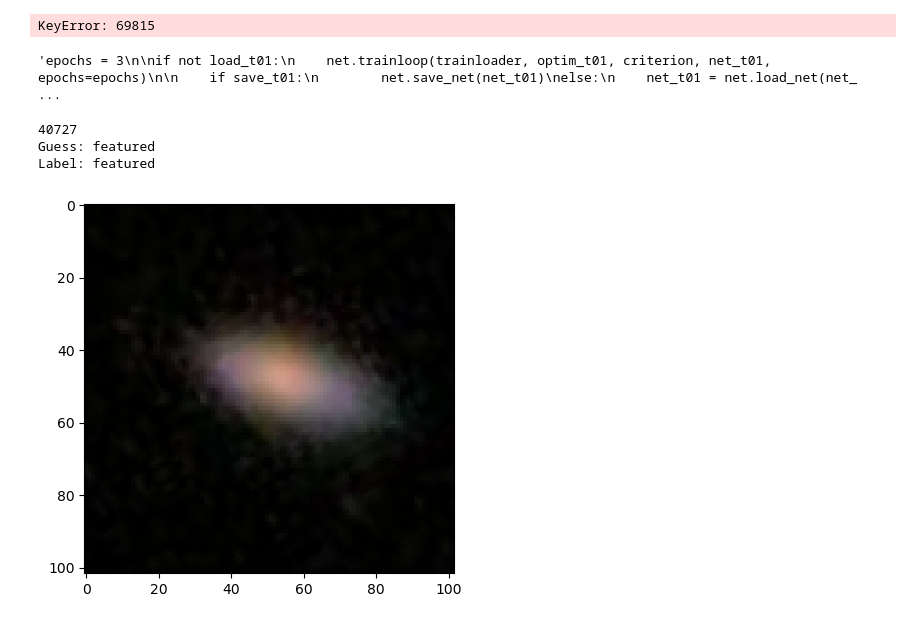
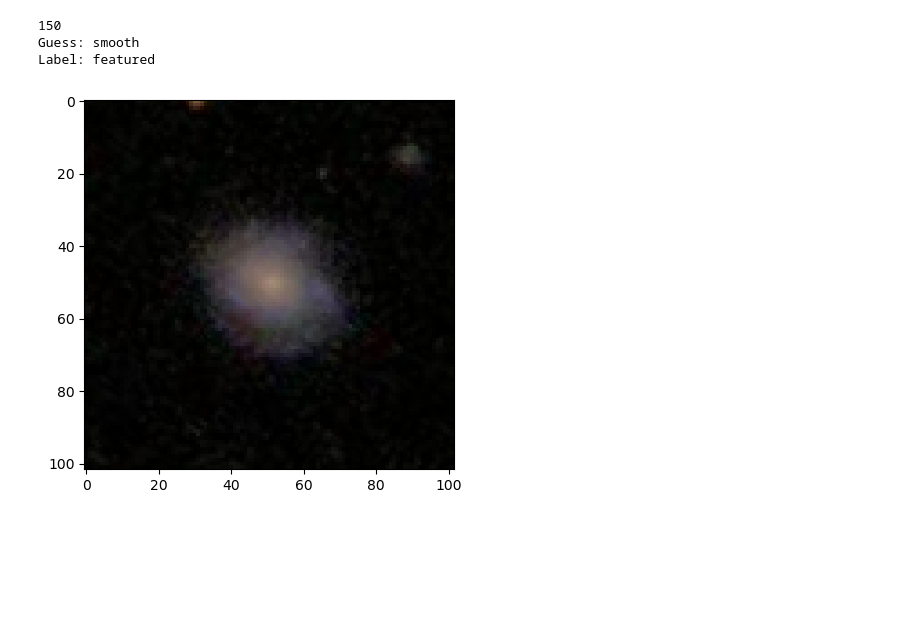
Before and after one commit to maxicraftone/Classification-of-Galaxies, a Jupyter notebook: notebook.ipynb, the cells around one changed output. Cells and saved outputs as stored; diff of their text form; code cells hidden in the pictures; blank space fills up the shorter version.

```diff
--- a/notebook.ipynb
+++ b/notebook.ipynb
@@ -131,6 +127,5 @@ dataset = GZ2Dataset(csv_file_maps='gz2_filename_mapping.csv',
 
 dataset.preprocess()
 
-# Split dataset into training and testing data using 80% of the dataset for training and 20% for validation
-##trainset, testset, rest = random_split(dataset, [round(0.05*len(dataset)), round(0.002*len(dataset)), round(0.948*len(dataset))])
-trainset, testset = random_split(dataset, [round(0.8*len(dataset)), round(0.2*len(dataset))])
+# Split dataset into training and validation data using 80% of the dataset for training and 20% for validation
+trainset, valset = random_split(dataset, [round(0.8*len(dataset)), round(0.2*len(dataset))])
@@ -155,5 +132,5 @@ trainset, testset = random_split(dataset, [round(0.8*len(dataset)), round(0.2*le
 # %%
 trainloader = DataLoader(trainset, batch_size=batch_size, shuffle=True)
-testloader = DataLoader(testset, batch_size=batch_size, shuffle=True)
+valloader = DataLoader(valset, batch_size=batch_size, shuffle=True)
 print(len(dataset))
 # %% [output]
@@ -227,6 +176,6 @@ class CNN_T01(nn.Module):
 net_t00 = CNN_T00('net_t00.state').to(device)
 net_t01 = CNN_T01('net_t01.state').to(device)
 
-optim_t00 = Adam(net_t00.parameters(), lr=learning_rate, betas=betas)
-optim_t01 = Adam(net_t01.parameters(), lr=learning_rate, betas=betas)
+optim_t00 = Adam(net_t00.parameters(), lr=learning_rate)
+optim_t01 = Adam(net_t01.parameters(), lr=learning_rate)
 criterion = nn.CrossEntropyLoss().to(device)
@@ -256,15 +185,10 @@ import net
 epochs = 5
 
 if not load_t00:
-    #net.trainloop(trainloader, optim_t00, criterion, net_t00, epochs=epochs)
-    net.train_validation_loop(trainloader, testloader, optim_t00, criterion, net_t00, epochs)
+    net.train_validation_loop(trainloader, valloader, optim_t00, criterion, net_t00, epochs, True)
 
     if save_t00:
         net.save_net(net_t00)
 else:
     net_t00 = net.load_net(net_t00, device=device)
-
-net.validation_loop(testloader, criterion, net_t00)
-# %% [output]
-KeyError: 69815
 # %%
@@ -272,38 +196,24 @@ net.validation_loop(testloader, criterion, net_t00)
-# %%
-"""epochs = 3
-
-if not load_t01:
-    net.trainloop(trainloader, optim_t01, criterion, net_t01, epochs=epochs)
-
-    if save_t01:
-        net.save_net(net_t01)
-else:
-    net_t01 = net.load_net(net_t01, device=device)
-
-net.validation_loop(testloader, criterion, net_t01)"""
-# %% [output]
-'epochs = 3\n\nif not load_t01:\n    net.trainloop(trainloader, optim_t01, criterion, net_t01, epochs=epochs)\n\n    if save_t01:\n        net.save_net(net_t01)\nelse:\n    net_t01 = net.load_net(net_ ...
 # %%
-entry = next(iter(testloader))
+entry = next(iter(valloader))
 image = entry[0]
 label = entry[1:]
 
-print(len(testset))
+print(len(valset))
 
 prediction_t00 = net_t00(image.reshape(batch_size,3,image_size,image_size))
 #prediction_t01 = net_t01(image.reshape(batch_size,3,image_size,image_size))
 
 plt.imshow(image[0].permute(1,2,0).cpu().numpy())
 
 #print(prediction.topk(1,dim=1)[1][0])
 
 print('Guess: ' + ['smooth', 'featured', 'star'][prediction_t00.topk(1,dim=1)[1][0].item()])
 print('Label: ' + ['smooth', 'featured', 'star'][label[0][0].item()])
 #if label[0][0].item() == 1:#prediction_t00.topk(1,dim=1)[1][0].item() == 1:
 #    print('> edgeon? G: ' + ['yes', 'no'][prediction_t01.topk(1,dim=1)[1][0]] + ', L: ' + ['yes', 'no'][label[0][1].item()])
 #print('Label percentage: ' + str(label_split[0].tolist()))
 # %% [output]
-40727
-Guess: featured
+150
+Guess: smooth
 Label: featured
-[figure, old version]
+[figure, new version]
```
Also changed, not shown: parts of 7 cells of this notebook, 1 other file.
